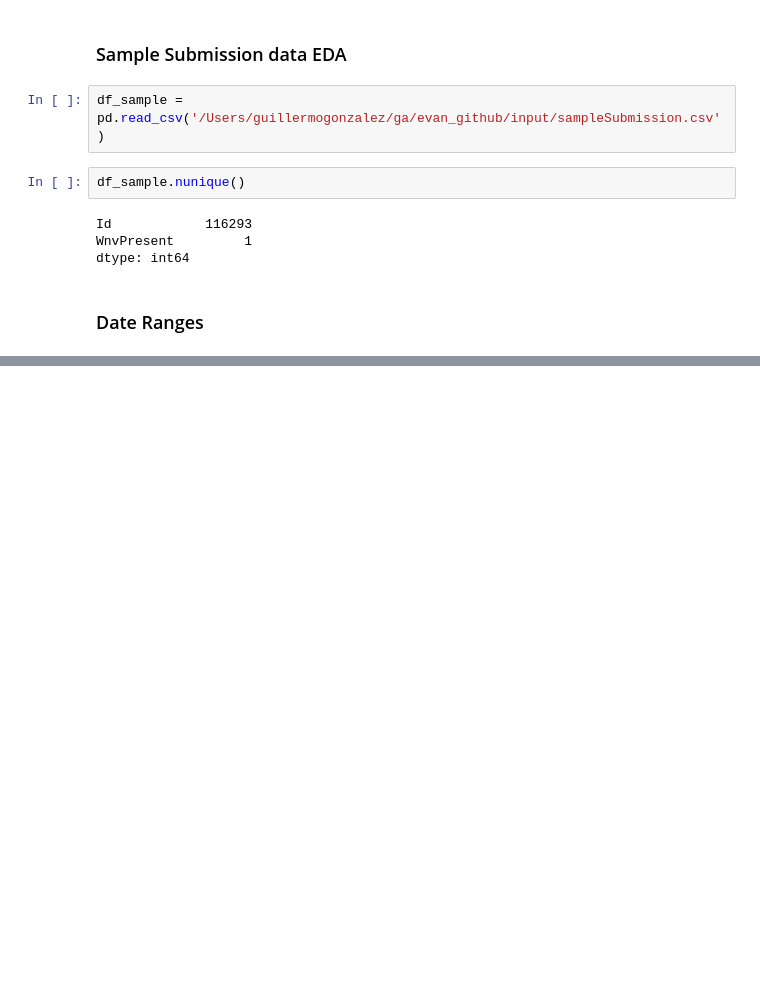
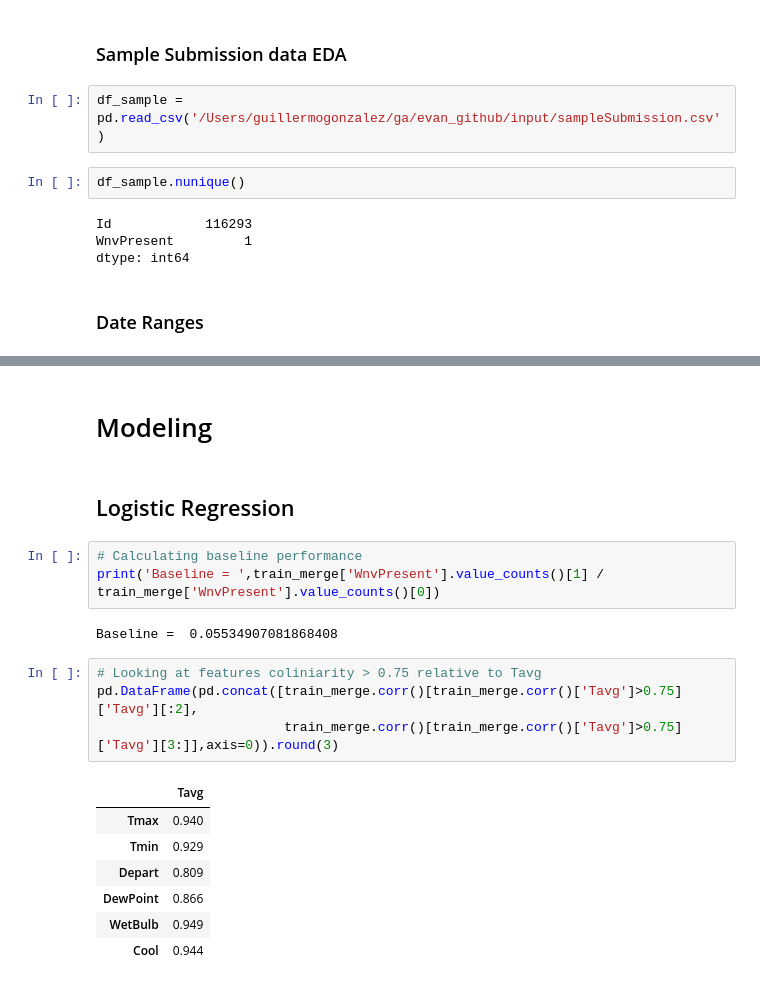
Before and after one commit to c-e-smith/west_nile_chi, a Jupyter notebook: working/WestNile.ipynb, the cells around one changed output, grey strips where cells are left out. Cells and saved outputs as stored; diff of their text form; blank space fills up the shorter version.

```diff
--- a/working/WestNile.ipynb
+++ b/working/WestNile.ipynb
@@ -468,0 +486,21 @@ spray =   2011-08-29   2013-09-05
+# %% [markdown]
+# Modeling
+# %% [markdown]
+## Logistic Regression
+# %%
+# Calculating baseline performance
+print('Baseline = ',train_merge['WnvPresent'].value_counts()[1] / train_merge['WnvPresent'].value_counts()[0])
+# %% [output]
+Baseline =  0.05534907081868408
+# %%
+# Looking at features coliniarity > 0.75 relative to Tavg
+pd.DataFrame(pd.concat([train_merge.corr()[train_merge.corr()['Tavg']>0.75]['Tavg'][:2],
+                        train_merge.corr()[train_merge.corr()['Tavg']>0.75]['Tavg'][3:]],axis=0)).round(3)
+# %% [output]
+|  | Tavg |
+| Tmax | 0.940 |
+| Tmin | 0.929 |
+| Depart | 0.809 |
+| DewPoint | 0.866 |
+| WetBulb | 0.949 |
+| Cool | 0.944 |
```
Also changed, not shown: parts of 30 cells of this notebook.
